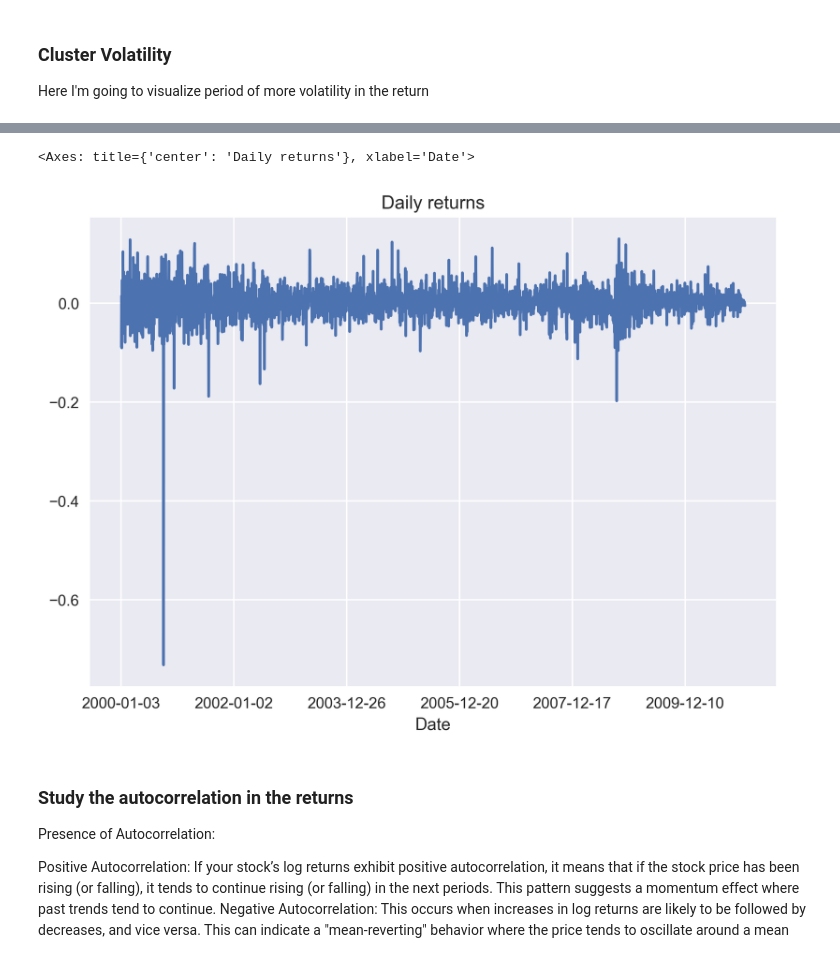
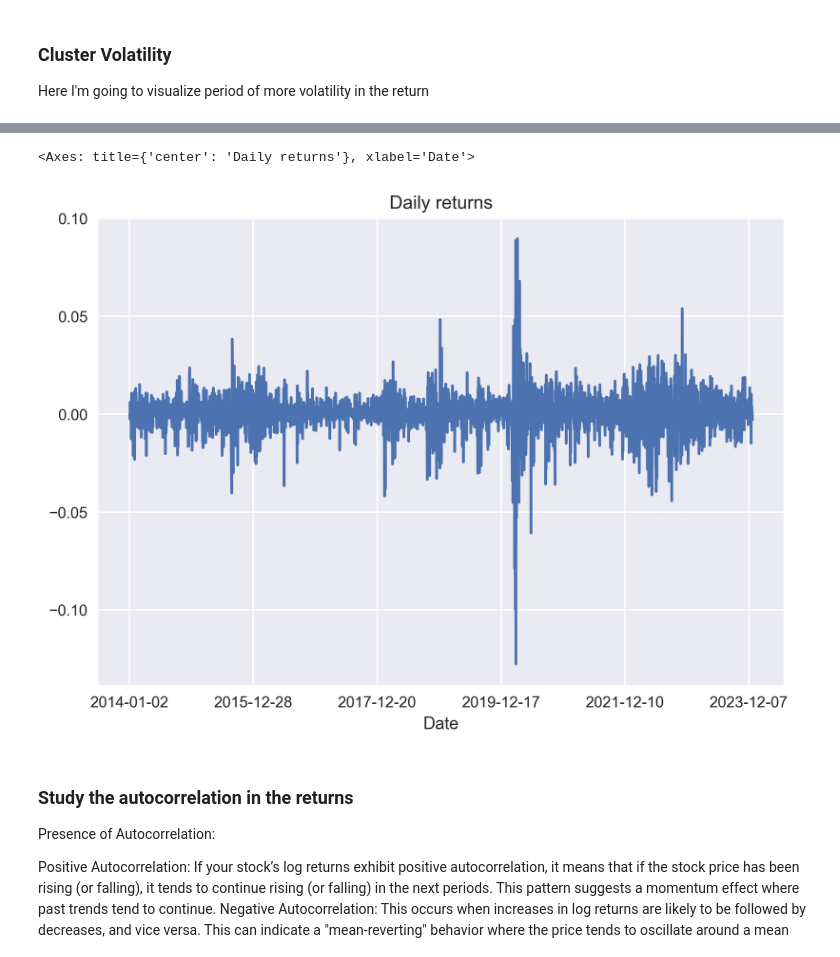
Before and after one commit to Gruntrexpewrus/TradersPlayground, a Jupyter notebook: Python4Finance/how_to_preprocess_data_stocks_and_S&P500.ipynb, the cells around one changed output, grey strips where cells are left out. Saved outputs shown, nothing was run; the diff lists cells and outputs as text; code cells hidden in the pictures.

```diff
--- a/Python4Finance/how_to_preprocess_data_stocks_and_S&P500.ipynb
+++ b/Python4Finance/how_to_preprocess_data_stocks_and_S&P500.ipynb
@@ -316,10 +316,10 @@ df_SP500.head()
 | 2014-01-07 | 1828.709961 | 1840.099976 | 1828.709961 | 1837.880005 | 1837.880005 | 3511750000 | 0.0 | 0.0 | 0.006082 | 0.006063 |
 | 2014-01-08 | 1837.900024 | 1840.020020 | 1831.400024 | 1837.489990 | 1837.489990 | 3652140000 | 0.0 | 0.0 | -0.000212 | -0.000212 |
 # %%
-df.log_rtn.plot(title = "Daily returns")
+df_SP500.log_rtn.plot(title = "Daily returns")
 # %% [output]
 <Axes: title={'center': 'Daily returns'}, xlabel='Date'>
-[figure, old version]
+[figure, new version]
 # %% [markdown]
 ### Study the autocorrelation in the returns
 
```
Also changed, not shown: parts of 6 cells of this notebook, 1 other file.
